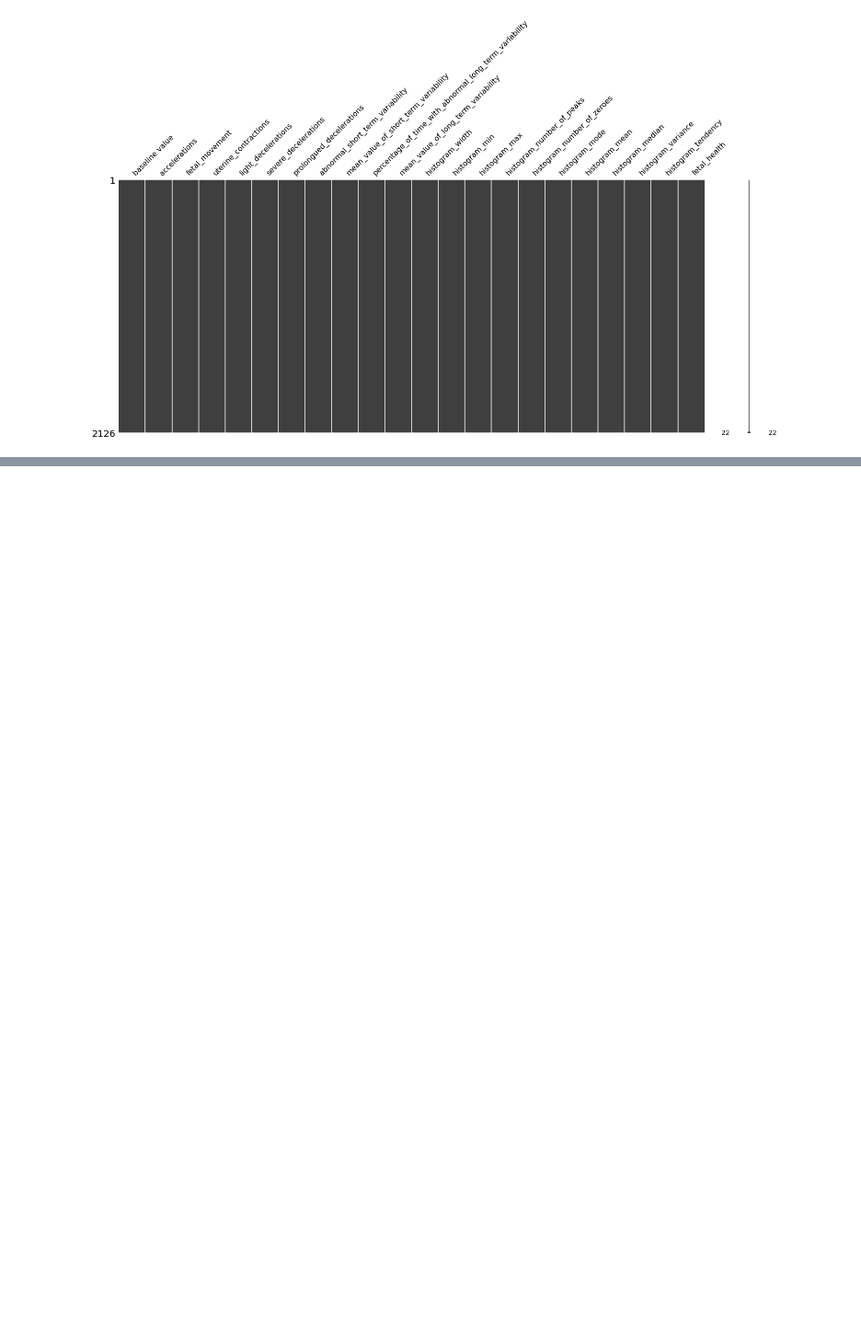
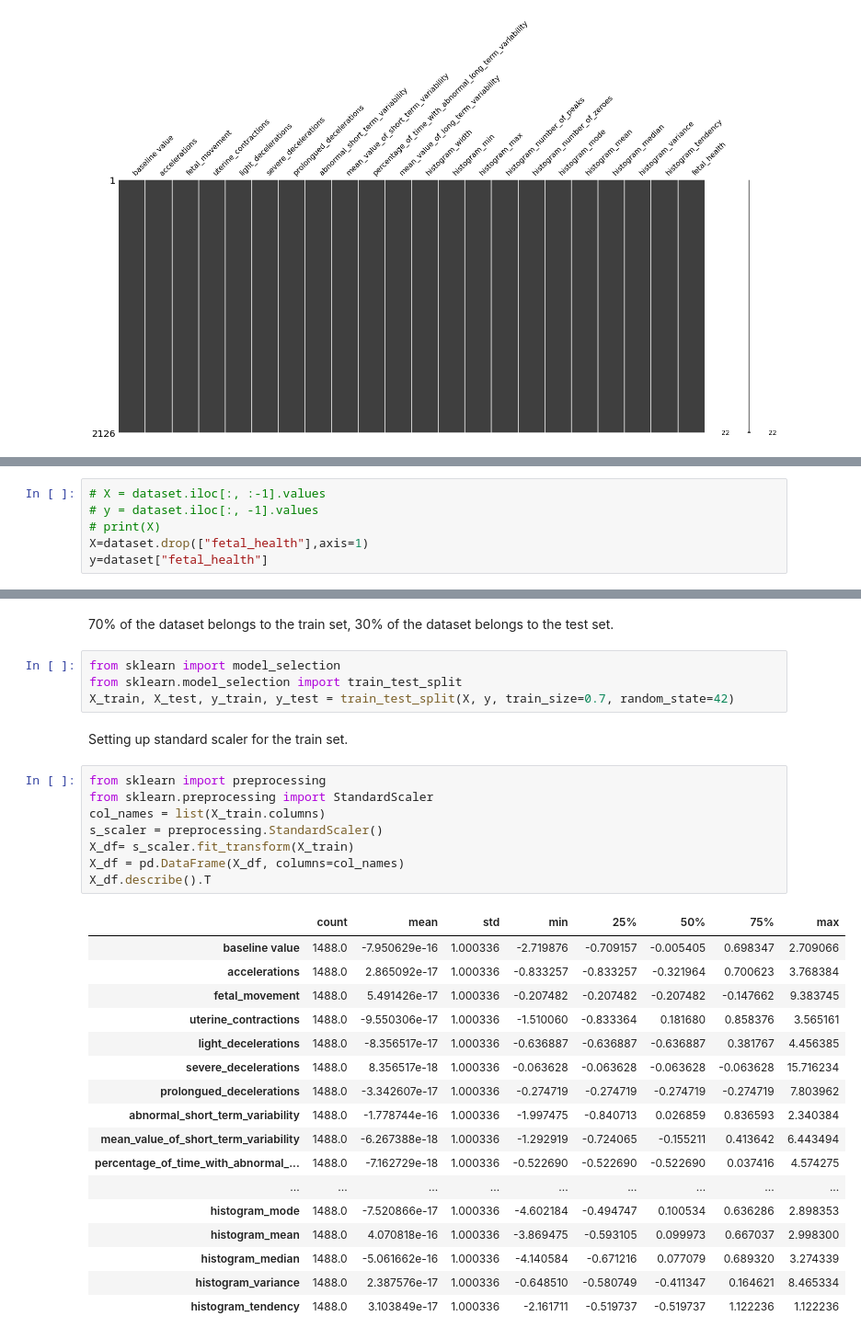
Before and after one commit to Niroth36/fetal_health_Classification, a Jupyter notebook: it21395first.ipynb, the cells around one changed output, grey strips where cells are left out. Shown at 92% size. Cells and saved outputs as stored; diff of their text form; blank space fills up the shorter version.

```diff
--- a/it21395first.ipynb
+++ b/it21395first.ipynb
@@ -188,0 +189,6 @@ msno.matrix(dataset)
+# %%
+# X = dataset.iloc[:, :-1].values
+# y = dataset.iloc[:, -1].values
+# print(X)
+X=dataset.drop(["fetal_health"],axis=1)
+y=dataset["fetal_health"]
@@ -188,0 +210,35 @@ msno.matrix(dataset)
+# %% [markdown]
+70% of the dataset belongs to the train set,
+30% of the dataset belongs to the test set.
+# %%
+from sklearn import model_selection
+from sklearn.model_selection import train_test_split
+X_train, X_test, y_train, y_test = train_test_split(X, y, train_size=0.7, random_state=42)
+# %% [markdown]
+Setting up standard scaler for the train set.
+# %%
+from sklearn import preprocessing
+from sklearn.preprocessing import StandardScaler
+col_names = list(X_train.columns)
+s_scaler = preprocessing.StandardScaler()
+X_df= s_scaler.fit_transform(X_train)
+X_df = pd.DataFrame(X_df, columns=col_names)
+X_df.describe().T
+# %% [output]
+|  | count | mean | std | min | 25% | 50% | 75% | max |
+| baseline value | 1488.0 | -7.950629e-16 | 1.000336 | -2.719876 | -0.709157 | -0.005405 | 0.698347 | 2.709066 |
+| accelerations | 1488.0 | 2.865092e-17 | 1.000336 | -0.833257 | -0.833257 | -0.321964 | 0.700623 | 3.768384 |
+| fetal_movement | 1488.0 | 5.491426e-17 | 1.000336 | -0.207482 | -0.207482 | -0.207482 | -0.147662 | 9.383745 |
+| uterine_contractions | 1488.0 | -9.550306e-17 | 1.000336 | -1.510060 | -0.833364 | 0.181680 | 0.858376 | 3.565161 |
+| light_decelerations | 1488.0 | -8.356517e-17 | 1.000336 | -0.636887 | -0.636887 | -0.636887 | 0.381767 | 4.456385 |
+| severe_decelerations | 1488.0 | 8.356517e-18 | 1.000336 | -0.063628 | -0.063628 | -0.063628 | -0.063628 | 15.716234 |
+| prolongued_decelerations | 1488.0 | -3.342607e-17 | 1.000336 | -0.274719 | -0.274719 | -0.274719 | -0.274719 | 7.803962 |
+| abnormal_short_term_variability | 1488.0 | -1.778744e-16 | 1.000336 | -1.997475 | -0.840713 | 0.026859 | 0.836593 | 2.340384 |
+| mean_value_of_short_term_variability | 1488.0 | -6.267388e-18 | 1.000336 | -1.292919 | -0.724065 | -0.155211 | 0.413642 | 6.443494 |
+| percentage_of_time_with_abnormal_... | 1488.0 | -7.162729e-18 | 1.000336 | -0.522690 | -0.522690 | -0.522690 | 0.037416 | 4.574275 |
+| ... | ... | ... | ... | ... | ... | ... | ... | ... |
+| histogram_mode | 1488.0 | -7.520866e-17 | 1.000336 | -4.602184 | -0.494747 | 0.100534 | 0.636286 | 2.898353 |
+| histogram_mean | 1488.0 | 4.070818e-16 | 1.000336 | -3.869475 | -0.593105 | 0.099973 | 0.667037 | 2.998300 |
+| histogram_median | 1488.0 | -5.061662e-16 | 1.000336 | -4.140584 | -0.671216 | 0.077079 | 0.689320 | 3.274339 |
+| histogram_variance | 1488.0 | 2.387576e-17 | 1.000336 | -0.648510 | -0.580749 | -0.411347 | 0.164621 | 8.465334 |
+| histogram_tendency | 1488.0 | 3.103849e-17 | 1.000336 | -2.161711 | -0.519737 | -0.519737 | 1.122236 | 1.122236 |
```
Also changed, not shown: parts of 6 cells of this notebook.
